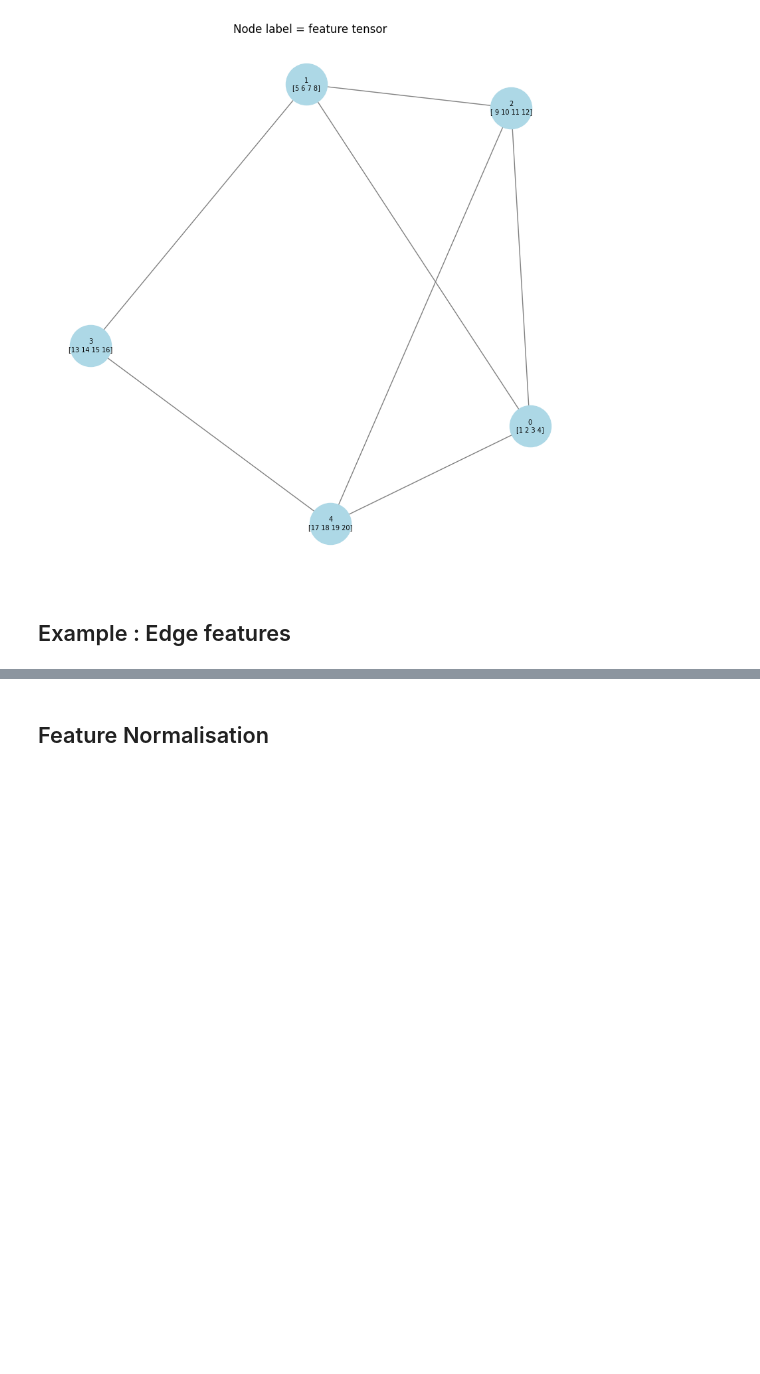
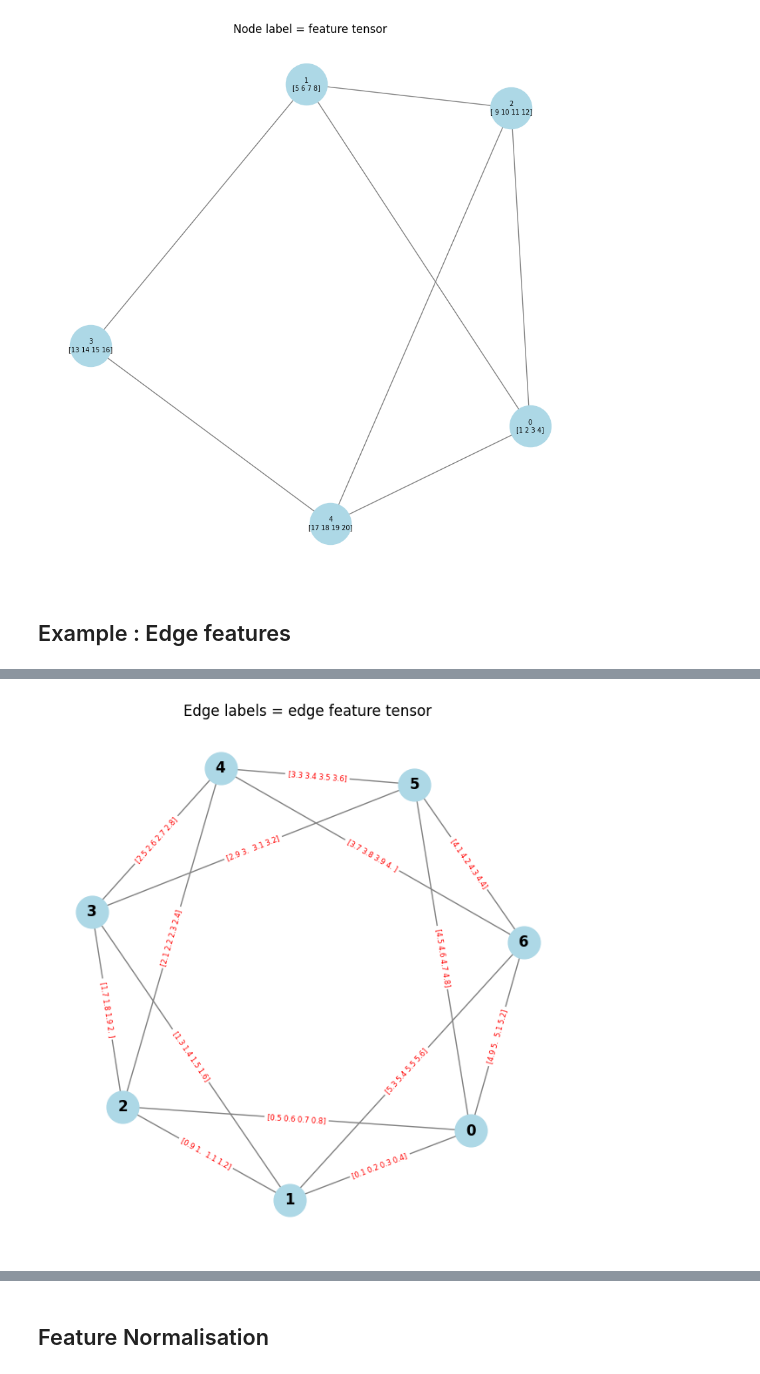
Before and after one commit to ImadElMaftouhi/Machine-learning, a Jupyter notebook: notebooks/graph_101.ipynb, the cells around one changed output, grey strips where cells are left out. Saved outputs shown, nothing was run; the diff lists cells and outputs as text; code cells hidden in the pictures; blank space fills up the shorter version.

```diff
--- a/notebooks/graph_101.ipynb
+++ b/notebooks/graph_101.ipynb
@@ -635,0 +677,16 @@ plt.show()
+# %%
+# visualise the feature tensor as edge labels
+G = to_networkx(data, to_undirected=True)
+pos = nx.spring_layout(G)
+edge_labels = {
+    (data.edge_index[0, i].item(), data.edge_index[1, i].item()): f"{data.edge_attr[i].numpy().round(2)}"
+    for i in range(data.num_edges)
+}
+plt.figure(figsize=(6,6))
+nx.draw(G, pos, with_labels=True, node_color='lightblue', edge_color='gray', node_size=700, font_weight='bold')
+nx.draw_networkx_edge_labels(G, pos, edge_labels=edge_labels, font_size=6, font_color='red')
+plt.title("Edge labels = edge feature tensor")
+plt.axis('off')
+plt.show()
+# %% [output]
+[figure, added]
```
Also changed, not shown: parts of 6 cells of this notebook.
